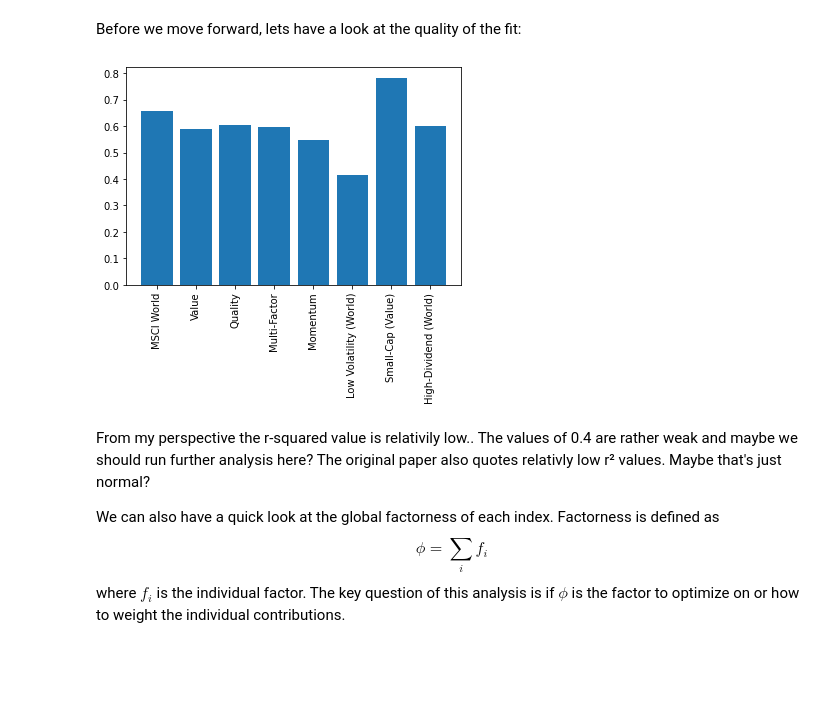
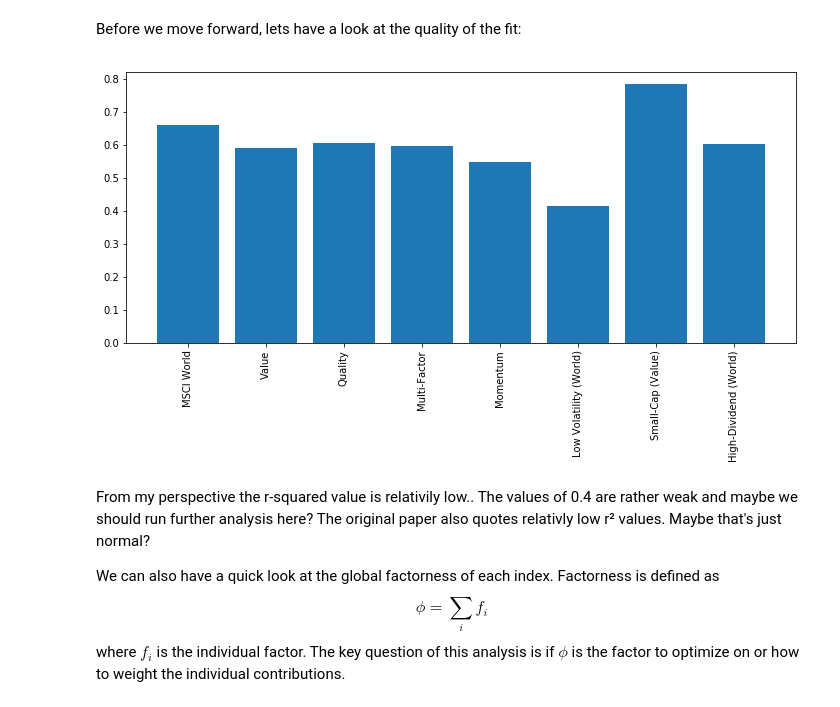
Before and after one commit to MartinLiebig/factornessy, a Jupyter notebook: FF5-Factor analysis.ipynb, the cells around one changed output. Cells and saved outputs as stored; diff of their text form; code cells hidden in the pictures; blank space fills up the shorter version.

```diff
--- a/FF5-Factor analysis.ipynb
+++ b/FF5-Factor analysis.ipynb
@@ -31,9 +31,10 @@ Let's get the data first. The data is directly taking from MSCI, and is thus ava
 # %%
 data = []
 start_date="19981130"
+#start_date="20080101"
 for key in index_codes.keys():
     code = index_codes[key]["code"]
-    d = get_prices(code,start_date=start_date)
+    d = get_historic_stock_data(code,start_date=start_date)
     d.rename(columns={"level_eod":key}, inplace=True)
     d.set_index("date")
     data.append(d)
@@ -42,6 +43,7 @@ for i in range(1,len(data)):
     df = df.merge(data[i], how='left')
 
 #df = pd.concat(data).groupby(level=0).first()
+#df['date'] = df["date"].values.astype(float)
 df.set_index("date")
 # %% [output]
 |  | MSCI World | Value | Quality | Multi-Factor | Momentum | Low Volatility (World) | Small-Cap (Value) | ... |
@@ -97,13 +108,15 @@ calculating for  136064
 Before we move forward, lets have a look at the quality of the fit:
 # %%
 D={}
+plt.figure(figsize=(12, 5))
 for key in factors.keys():
     D[key] = fit_results[key].rsquared
 plt.bar(*zip(*D.items()))
 plt.xticks(rotation = 90)
+
 plt.show()
 # %% [output]
-[figure, old version]
+[figure, new version]
 # %% [markdown]
 From my perspective the r-squared value is relativily low.. The values of 0.4 are rather weak and maybe we should run further analysis here?
 The original paper also quotes relativly low r² values. Maybe that's just normal?
```
Also changed, not shown: parts of 24 cells of this notebook, 9 other files.
